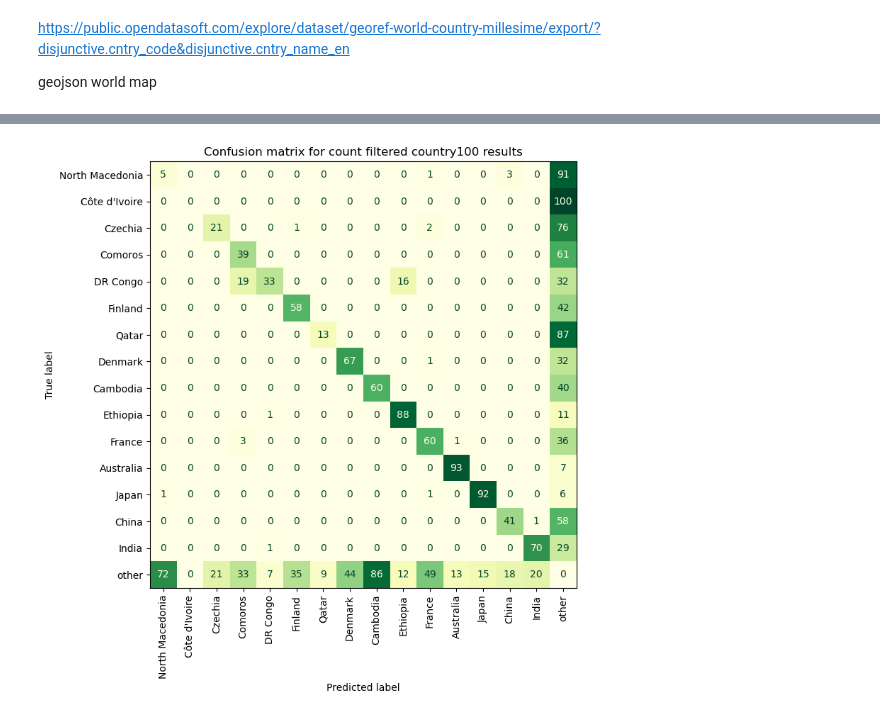
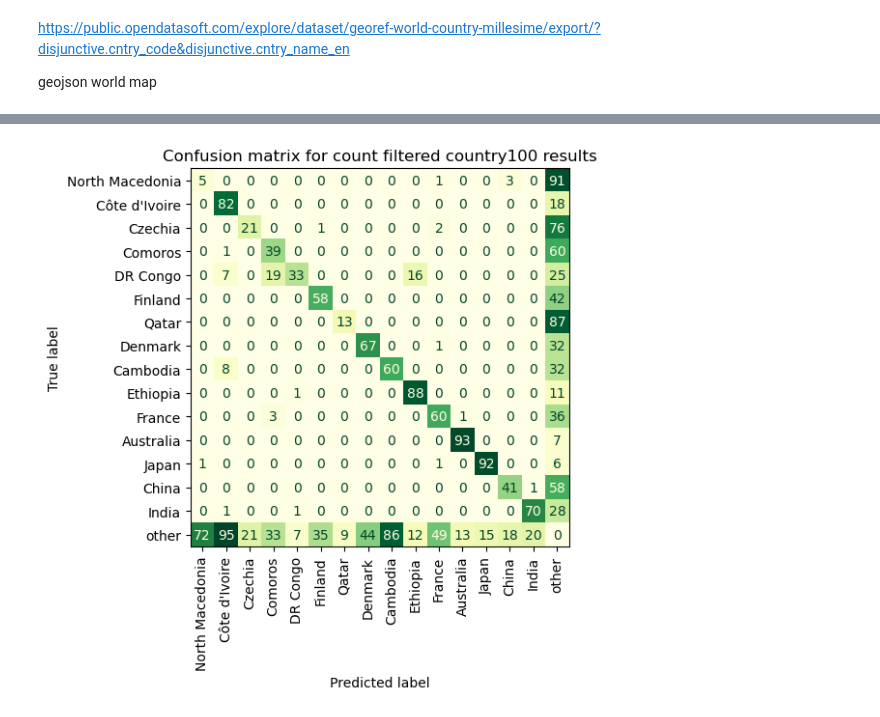
Before and after one commit to Ispanicus/geoguessr-ai, a Jupyter notebook: notebooks/explore_15labels.ipynb, the cells around one changed output, grey strips where cells are left out. Drawn from its saved outputs; the diff is of its cells as text; code cells hidden in the pictures.

```diff
--- a/notebooks/explore_15labels.ipynb
+++ b/notebooks/explore_15labels.ipynb
@@ -60,0 +148,19 @@ Text(0.5, 1.0, 'f1 scores for country100')
+# %%
+result_file =  "US_states_max100_results.csv"
+gold, predicts, probs, filenames = Utils.read_resultcsv(result_file)
+predict = [x[0] for x in predicts]
+with open(f"../label_counts/{result_file[:-12]}_labelcount.json",encoding="utf-8") as file:
+    label_counts = json.load(file)
+
+plt.style.use('default')
+
+fig, ax = plt.subplots(figsize=(12,12))
+
+CMD.from_predictions(gold,predict,xticks_rotation="vertical", ax=ax,cmap="YlGn",colorbar=False)
+plt.title("Confusion matrix for US States results")
+plt.tight_layout()
+
+plt.savefig("../figures/US_States_CM.png",bbox_inches='tight',
+               transparent=True,
+               pad_inches=0,
+           dpi=500)
@@ -139,4 +181,7 @@ label_counts_15
 # %%
 label_counts_15_selection = ["North Macedonia","Côte d'Ivoire",'Czechia','Comoros','Democratic Republic of the Congo',"Finland","Qatar","Denmark","Cambodia","Ethiopia","France","Australia","Japan","China","India"]
 # %%
+frm = 'Côte d\'Ivoire"'
+to = "Côte d'Ivoire"
+predict = translate(predict,frm,to)
 goldsel,predsel = Utils.filter_classes(gold,predict,label_counts_15_selection)
@@ -157,11 +195,16 @@ label_counts_15_selection = translate(label_counts_15_selection,frm,to)
 # %%
 plt.style.use('default')
 
 fig, ax = plt.subplots(figsize=(8, 8))
-
+font = {'size':'60'}
 CMD.from_predictions(goldsel,predsel,xticks_rotation="vertical", ax=ax,labels=label_counts_15_selection+["other"],cmap="YlGn",colorbar=False)
 plt.title("Confusion matrix for count filtered country100 results")
+# plt.rc('font',**font)
+plt.rcParams.update({'font.size': 80})
 plt.tight_layout()
-plt.savefig("../figures/country100_15filt_CM.png")
+plt.savefig("../figures/country100_15filt_CM.png",bbox_inches='tight',
+               transparent=True,
+               pad_inches=0,
+           dpi=600)
 # %% [output]
-[figure, old version]
+[figure, new version]
```
Also changed, not shown: parts of 33 cells of this notebook, 7 other files.
